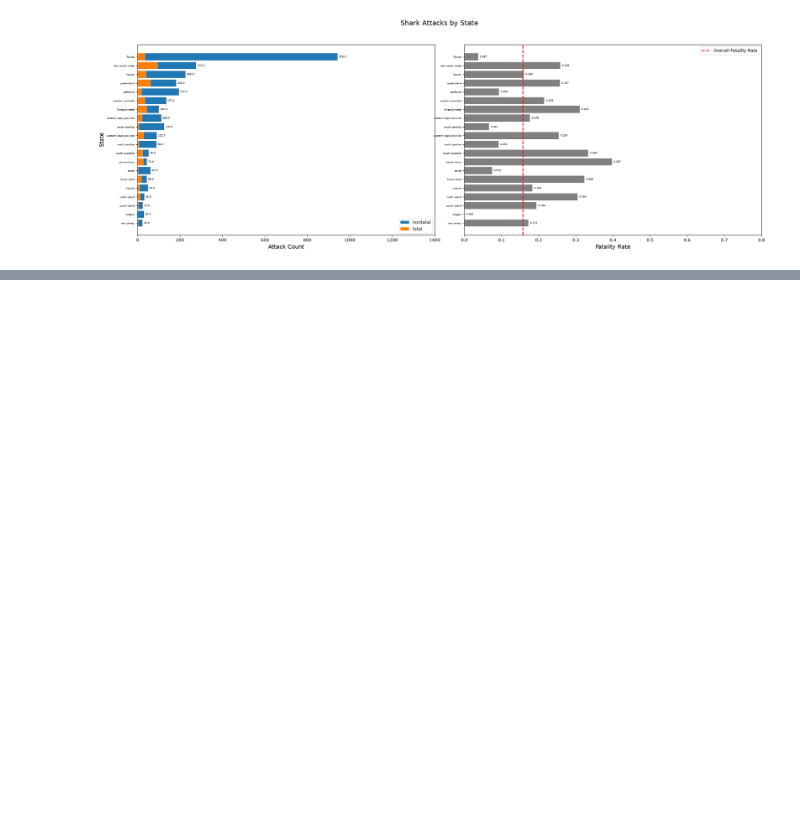
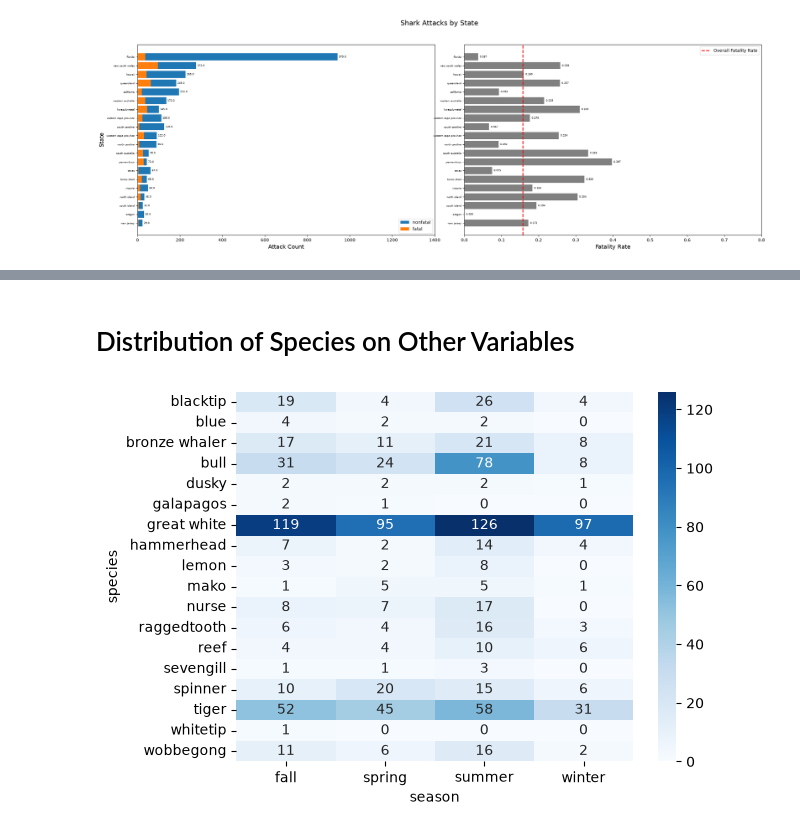
Before and after one commit to imalvarado/5650-final-project, a Jupyter notebook: code/eda.ipynb, the cells around one changed output, grey strips where cells are left out. Cells and saved outputs as stored; diff of their text form; code cells hidden in the pictures; blank space fills up the shorter version.

```diff
--- a/code/eda.ipynb
+++ b/code/eda.ipynb
@@ -231,0 +290,14 @@ fatality_rate_plots_state(state_counts, attribute_name="state", max_x=1400, lege
+# %% [markdown]
+# Distribution of Species on Other Variables
+# %%
+species_season_ct = pd.crosstab(shark_df["species"], shark_df["season"])
+
+sns.heatmap(
+    species_season_ct,
+    annot=True,
+    fmt="d",
+    cmap="Blues"
+)
+plt.show()
+# %% [output]
+[figure, added]
```
Also changed, not shown: parts of 10 cells of this notebook, 6 other files.
